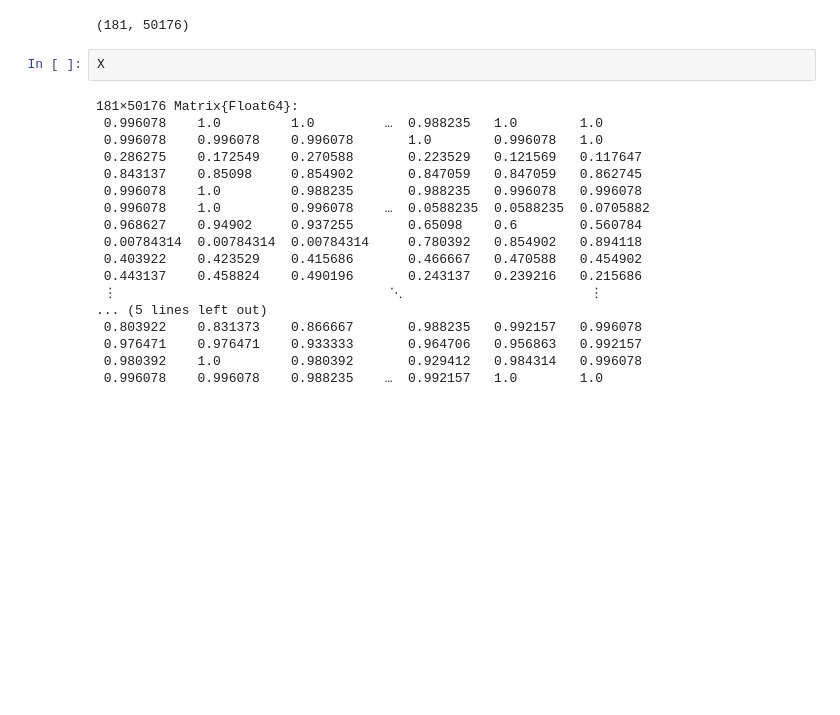
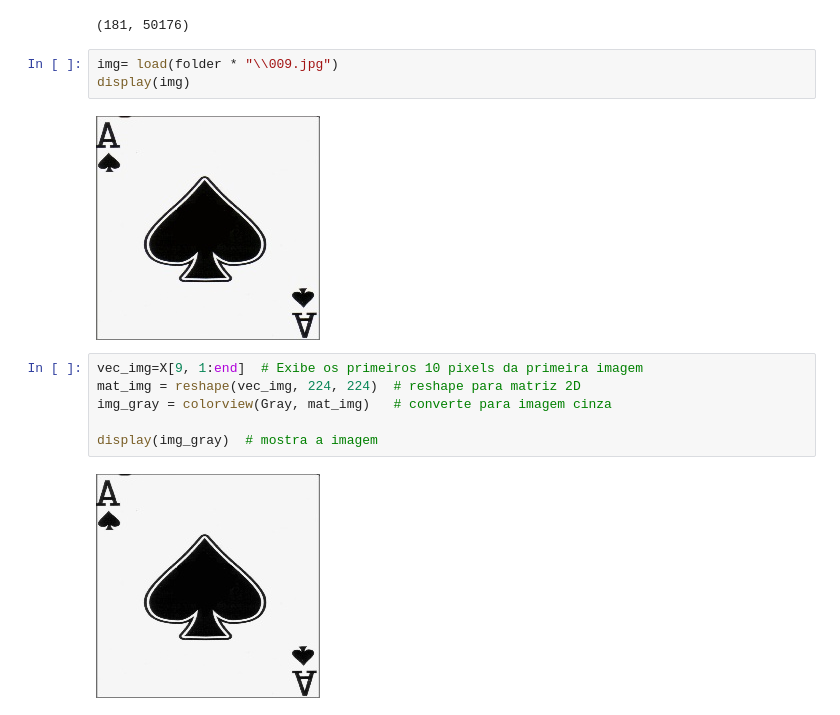
Before and after one commit to MDuqi/CSD-of-subspaces, a Jupyter notebook: Datasets Analyses with CSD.ipynb, the cells around one changed output. Drawn from its saved outputs; the diff is of its cells as text; blank space fills up the shorter version.

Commit message:
test of image recomposition

```diff
--- a/Datasets Analyses with CSD.ipynb
+++ b/Datasets Analyses with CSD.ipynb
@@ -342,23 +342,16 @@ size(X)  # ex: (100, 50176) se houver 100 imagens
 (224, 224)
 Dimensões da imagem: 224 x 224
 (181, 50176)
+# %%
+img= load(folder * "\\009.jpg")
+display(img)
+# %% [output]
+[figure, added]
 # %%
-X
+vec_img=X[9, 1:end]  # Exibe os primeiros 10 pixels da primeira imagem
+mat_img = reshape(vec_img, 224, 224)  # reshape para matriz 2D
+img_gray = colorview(Gray, mat_img)   # converte para imagem cinza
+
+display(img_gray)  # mostra a imagem
 # %% [output]
-181×50176 Matrix{Float64}:
- 0.996078    1.0         1.0         …  0.988235   1.0        1.0
- 0.996078    0.996078    0.996078       1.0        0.996078   1.0
- 0.286275    0.172549    0.270588       0.223529   0.121569   0.117647
- 0.843137    0.85098     0.854902       0.847059   0.847059   0.862745
- 0.996078    1.0         0.988235       0.988235   0.996078   0.996078
- 0.996078    1.0         0.996078    …  0.0588235  0.0588235  0.0705882
- 0.968627    0.94902     0.937255       0.65098    0.6        0.560784
- 0.00784314  0.00784314  0.00784314     0.780392   0.854902   0.894118
- 0.403922    0.423529    0.415686       0.466667   0.470588   0.454902
- 0.443137    0.458824    0.490196       0.243137   0.239216   0.215686
- ⋮                                   ⋱                        ⋮
-... (5 lines left out)
- 0.803922    0.831373    0.866667       0.988235   0.992157   0.996078
- 0.976471    0.976471    0.933333       0.964706   0.956863   0.992157
- 0.980392    1.0         0.980392       0.929412   0.984314   0.996078
- 0.996078    0.996078    0.988235    …  0.992157   1.0        1.0
+[figure, added]
```
